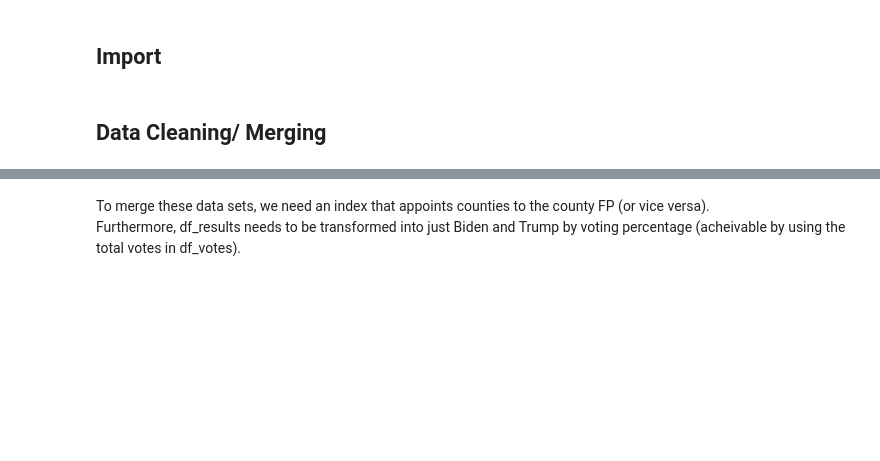
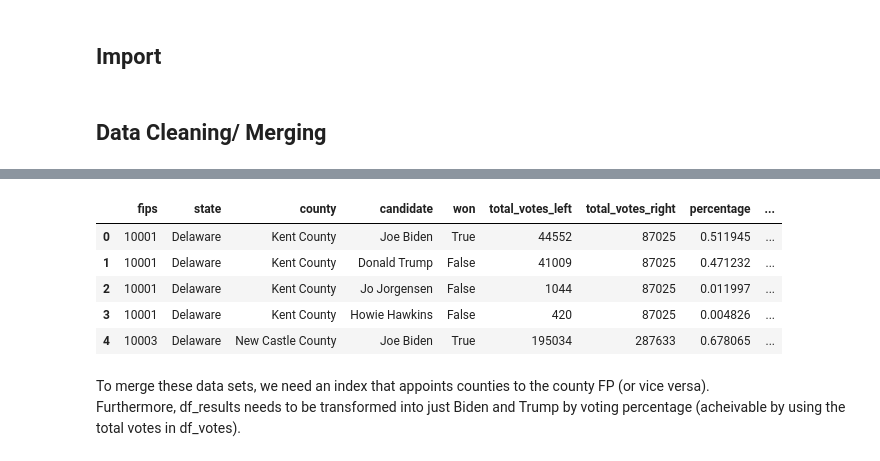
Before and after one commit to waychang626/MaskTracking, a Jupyter notebook: Mask Analysis .ipynb, the cells around one changed output, grey strips where cells are left out. Cells and saved outputs as stored; diff of their text form; code cells hidden in the pictures; blank space fills up the shorter version.

```diff
--- a/Mask Analysis .ipynb
+++ b/Mask Analysis .ipynb
@@ -27,3 +36,12 @@ df_county = pd.read_csv('data/data.csv', encoding = 'ISO-8859-1')
+# %%
+df_results.head()
+# %% [output]
+|  | fips | state | county | candidate | won | total_votes_left | total_votes_right | percentage | ... |
+| 0 | 10001 | Delaware | Kent County | Joe Biden | True | 44552 | 87025 | 0.511945 | ... |
+| 1 | 10001 | Delaware | Kent County | Donald Trump | False | 41009 | 87025 | 0.471232 | ... |
+| 2 | 10001 | Delaware | Kent County | Jo Jorgensen | False | 1044 | 87025 | 0.011997 | ... |
+| 3 | 10001 | Delaware | Kent County | Howie Hawkins | False | 420 | 87025 | 0.004826 | ... |
+| 4 | 10003 | Delaware | New Castle County | Joe Biden | True | 195034 | 287633 | 0.678065 | ... |
 # %% [markdown]
 To merge these data sets, we need an index that appoints counties to the county FP (or vice versa).
 Furthermore, df_results needs to be transformed into just Biden and Trump by voting percentage (acheivable by using the total votes in df_votes).
```
Also changed, not shown: parts of 7 cells of this notebook.
